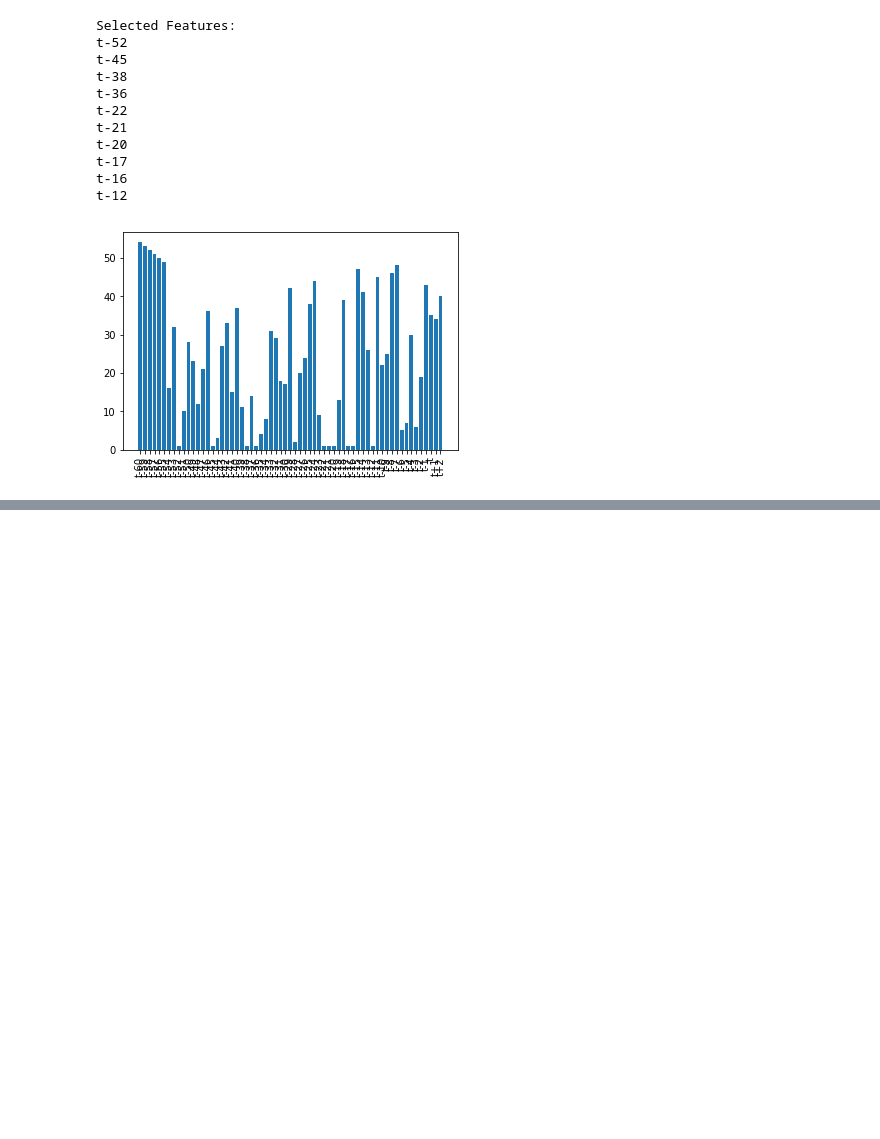
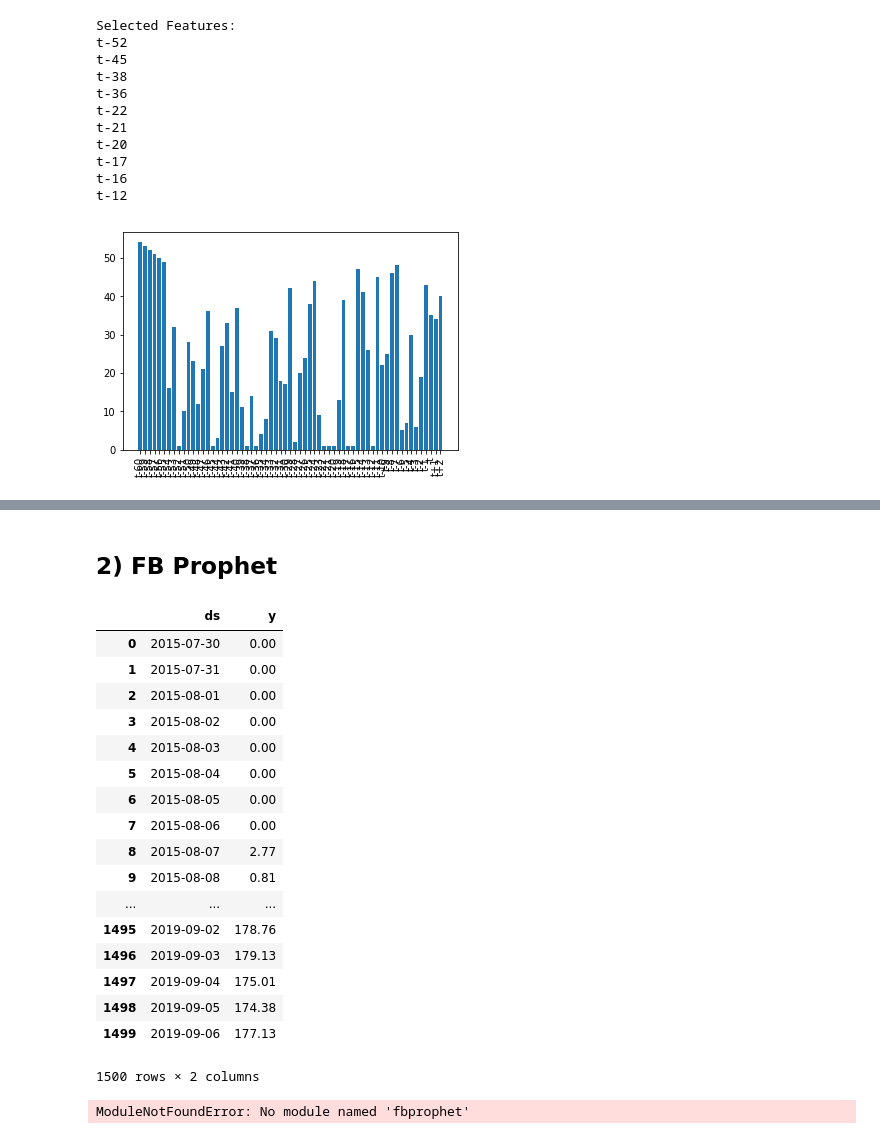
Before and after one commit to y4m4rx/appliedDataScienceProject, a Jupyter notebook: sezi/Combine.ipynb, the cells around one changed output, grey strips where cells are left out. Saved outputs shown, nothing was run; the diff lists cells and outputs as text; code cells hidden in the pictures; blank space fills up the shorter version.

```diff
--- a/sezi/Combine.ipynb
+++ b/sezi/Combine.ipynb
@@ -541,0 +627,38 @@ t-12
+# %% [markdown]
+## 2) FB Prophet
+# %%
+from fbprophet import Prophet
+
+df_prophet = pd.DataFrame(columns=["ds","y"])
+df_prophet["ds"] =  ts_data.index.values
+df_prophet["y"] = ts_data.Price.values
+display(df_prophet)
+
+model = Prophet(daily_seasonality=True)
+model.fit(df_prophet)
+future_dates = model.make_future_dataframe(periods=30)
+
+forecast = model.predict(future_dates)
+forecast[['ds', 'yhat', 'yhat_lower', 'yhat_upper']].tail()
+
+model.plot(forecast,uncertainty=True)
+# %% [output]
+|  | ds | y |
+| 0 | 2015-07-30 | 0.00 |
+| 1 | 2015-07-31 | 0.00 |
+| 2 | 2015-08-01 | 0.00 |
+| 3 | 2015-08-02 | 0.00 |
+| 4 | 2015-08-03 | 0.00 |
+| 5 | 2015-08-04 | 0.00 |
+| 6 | 2015-08-05 | 0.00 |
+| 7 | 2015-08-06 | 0.00 |
+| 8 | 2015-08-07 | 2.77 |
+| 9 | 2015-08-08 | 0.81 |
+| ... | ... | ... |
+| 1495 | 2019-09-02 | 178.76 |
+| 1496 | 2019-09-03 | 179.13 |
+| 1497 | 2019-09-04 | 175.01 |
+| 1498 | 2019-09-05 | 174.38 |
+| 1499 | 2019-09-06 | 177.13 |
+1500 rows × 2 columns
+ModuleNotFoundError: No module named 'fbprophet'
```
Also changed, not shown: parts of 7 cells of this notebook.
